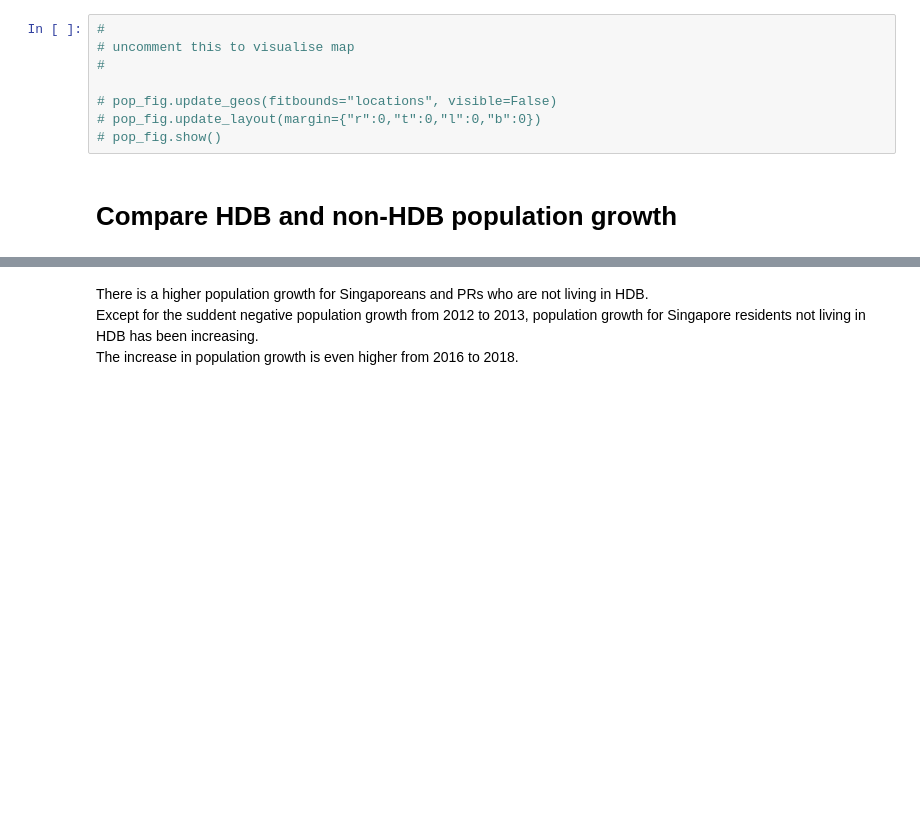
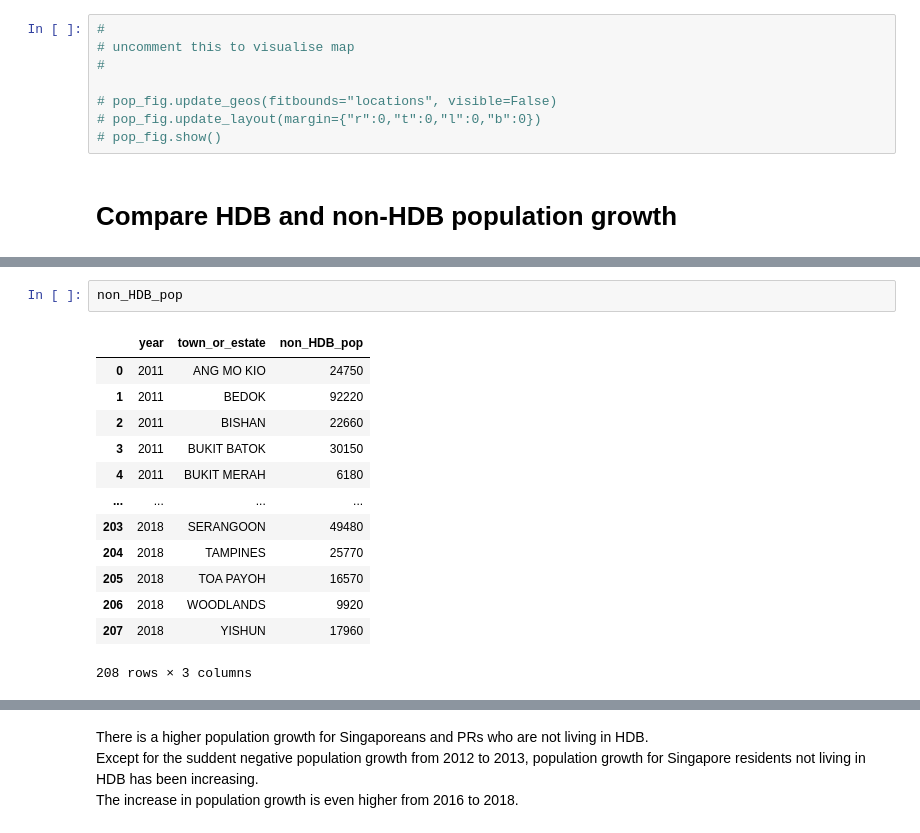
Before and after one commit to lingjie00/Singapore-population-map, a Jupyter notebook: Singapore population.ipynb, the cells around one changed output, grey strips where cells are left out. Cells and saved outputs as stored; diff of their text form; blank space fills up the shorter version.

```diff
--- a/Singapore population.ipynb
+++ b/Singapore population.ipynb
@@ -359,0 +370,16 @@ pop_fig.write_html('output/pop_fig.html') #export figure
+# %%
+non_HDB_pop
+# %% [output]
+|  | year | town_or_estate | non_HDB_pop |
+| 0 | 2011 | ANG MO KIO | 24750 |
+| 1 | 2011 | BEDOK | 92220 |
+| 2 | 2011 | BISHAN | 22660 |
+| 3 | 2011 | BUKIT BATOK | 30150 |
+| 4 | 2011 | BUKIT MERAH | 6180 |
+| ... | ... | ... | ... |
+| 203 | 2018 | SERANGOON | 49480 |
+| 204 | 2018 | TAMPINES | 25770 |
+| 205 | 2018 | TOA PAYOH | 16570 |
+| 206 | 2018 | WOODLANDS | 9920 |
+| 207 | 2018 | YISHUN | 17960 |
+208 rows × 3 columns
```
Also changed, not shown: parts of 11 cells of this notebook, 1 other file.
